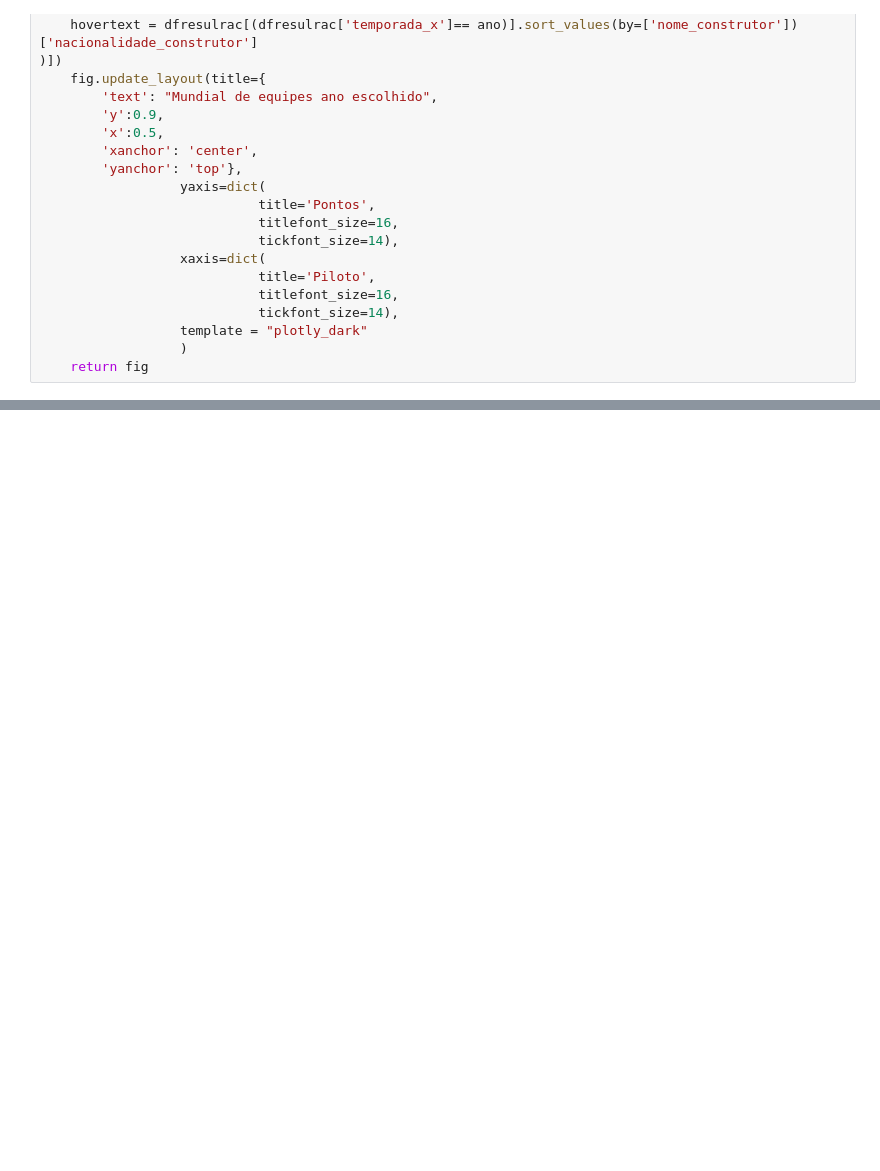
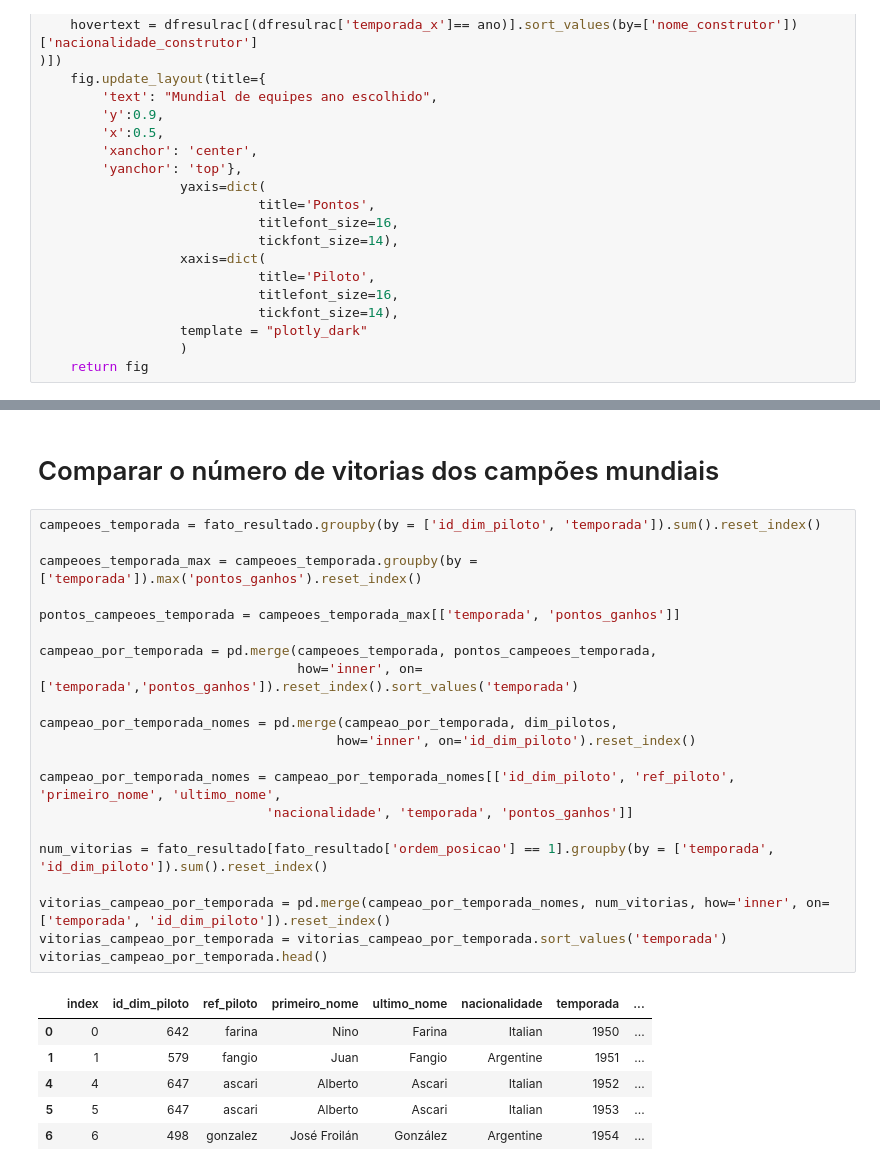
Before and after one commit to jnetoass/etl_formula1, a Jupyter notebook: etlformula1.ipynb, the cells around one changed output, grey strips where cells are left out. Drawn from its saved outputs; the diff is of its cells as text; blank space fills up the shorter version.

Commit message:
Vitórias dos Campeões por Temporada

```diff
--- a/etlformula1.ipynb
+++ b/etlformula1.ipynb
@@ -511,3 +516,33 @@ def campeonato_cons_ano(ano):
 campeonato_cons_ano('2020')
 # %% [output]
 [interactive output not drawn]
+# %% [markdown]
+# Comparar o número de vitorias dos campões mundiais
+# %%
+campeoes_temporada = fato_resultado.groupby(by = ['id_dim_piloto', 'temporada']).sum().reset_index()
+
+campeoes_temporada_max = campeoes_temporada.groupby(by = ['temporada']).max('pontos_ganhos').reset_index()
+
+pontos_campeoes_temporada = campeoes_temporada_max[['temporada', 'pontos_ganhos']]
+
+campeao_por_temporada = pd.merge(campeoes_temporada, pontos_campeoes_temporada,
+                                 how='inner', on=['temporada','pontos_ganhos']).reset_index().sort_values('temporada')
+
+campeao_por_temporada_nomes = pd.merge(campeao_por_temporada, dim_pilotos,
+                                      how='inner', on='id_dim_piloto').reset_index()
+
+campeao_por_temporada_nomes = campeao_por_temporada_nomes[['id_dim_piloto', 'ref_piloto', 'primeiro_nome', 'ultimo_nome',
+                             'nacionalidade', 'temporada', 'pontos_ganhos']]
+
+num_vitorias = fato_resultado[fato_resultado['ordem_posicao'] == 1].groupby(by = ['temporada', 'id_dim_piloto']).sum().reset_index()
+
+vitorias_campeao_por_temporada = pd.merge(campeao_por_temporada_nomes, num_vitorias, how='inner', on=['temporada', 'id_dim_piloto']).reset_index()
+vitorias_campeao_por_temporada = vitorias_campeao_por_temporada.sort_values('temporada')
+vitorias_campeao_por_temporada.head()
+# %% [output]
+|  | index | id_dim_piloto | ref_piloto | primeiro_nome | ultimo_nome | nacionalidade | temporada | ... |
+| 0 | 0 | 642 | farina | Nino | Farina | Italian | 1950 | ... |
+| 1 | 1 | 579 | fangio | Juan | Fangio | Argentine | 1951 | ... |
+| 4 | 4 | 647 | ascari | Alberto | Ascari | Italian | 1952 | ... |
+| 5 | 5 | 647 | ascari | Alberto | Ascari | Italian | 1953 | ... |
+| 6 | 6 | 498 | gonzalez | José Froilán | González | Argentine | 1954 | ... |
```
Also changed, not shown: parts of 5 cells of this notebook.
